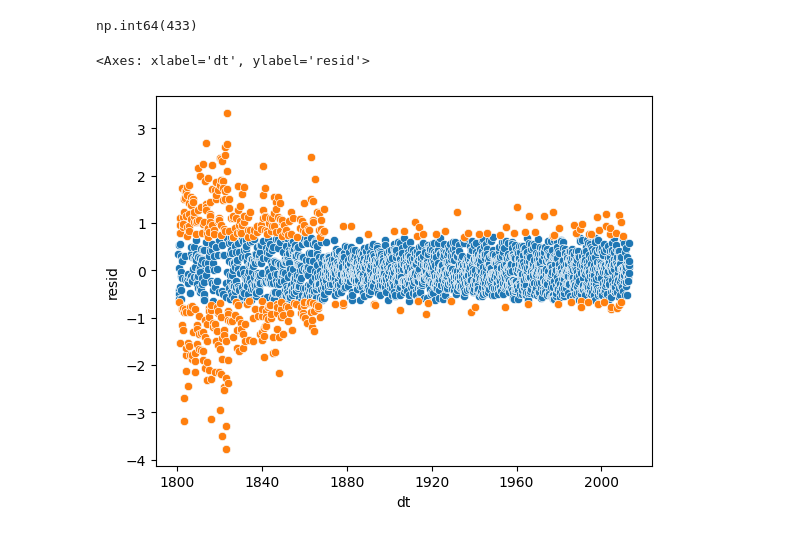
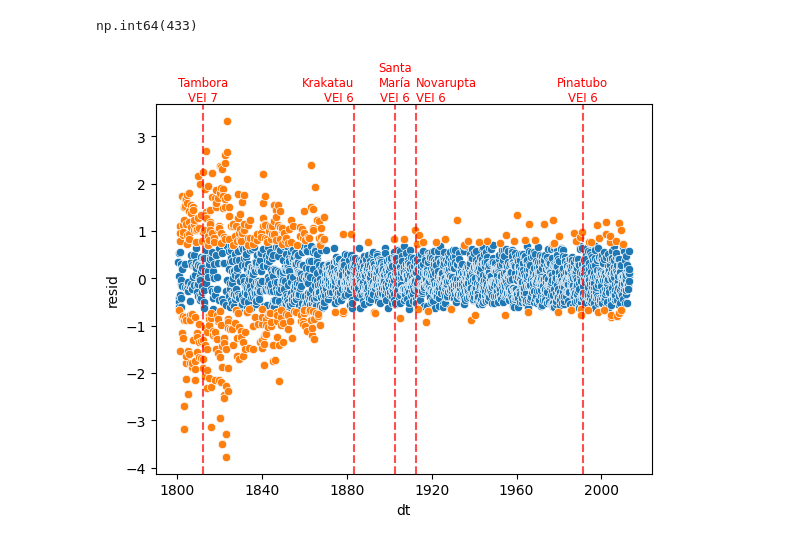
Before and after one commit to Axoluther/astronomia, a Jupyter notebook: tarea3/outliers.ipynb, the cells around one changed output. Saved outputs shown, nothing was run; the diff lists cells and outputs as text; code cells hidden in the pictures.

Commit message:
Volcanes | se añade una función que plotea los volcanes en las graficas

```diff
--- a/tarea3/outliers.ipynb
+++ b/tarea3/outliers.ipynb
@@ -18,3 +17,32 @@ Lectura:
 ![image.png](attachment:image.png)
 # %% [markdown]
 ![image.png](attachment:image.png)
+# %%
+def plot_volcans(dt=pd.to_datetime('1750-01-01')):
+
+    volcanes = {
+    "Tambora\nVEI 7"     : {"fecha": "1812-01-01" , "ha": "center"},
+    "Krakatau\nVEI 6"    : {"fecha": "1883-05-20" , "ha": "right"},
+    "Santa\nMaría\nVEI 6" : {"fecha": "1902-10-24" , "ha": "center"},
+    "Novarupta\nVEI 6"   : {"fecha": "1912-06-06" , "ha": "left"},
+    "Pinatubo\nVEI 6"    : {"fecha": "1991-04-02" , "ha": "center"},
+    }
+
+    for nombre, data in volcanes.items():
+        fecha_dt = pd.to_datetime(data['fecha'])
+        if fecha_dt >= dt:
+            plt.axvline(
+                fecha_dt,
+                color="red",
+                linestyle="--",
+                alpha=0.4,
+            )
+            plt.text(
+                fecha_dt,
+                plt.ylim()[1],
+                nombre,
+                fontsize="smaller",
+                color="red",
+                ha=data["ha"],
+                va="bottom",
+            )
@@ -183,14 +216,17 @@ outliers_df=outliers_df.set_index('dt')
 # %%
 sn.scatterplot(
     df_iso,
     y='resid',
     x='dt'
 )
 sn.scatterplot(
     outliers_df,
     y='resid',
     x='dt'
 )
+
+plot_volcans()
+
+plt.show()
 # %% [output]
-<Axes: xlabel='dt', ylabel='resid'>
-[figure, old version]
+[figure, new version]
```
Also changed, not shown: parts of 6 cells of this notebook.
